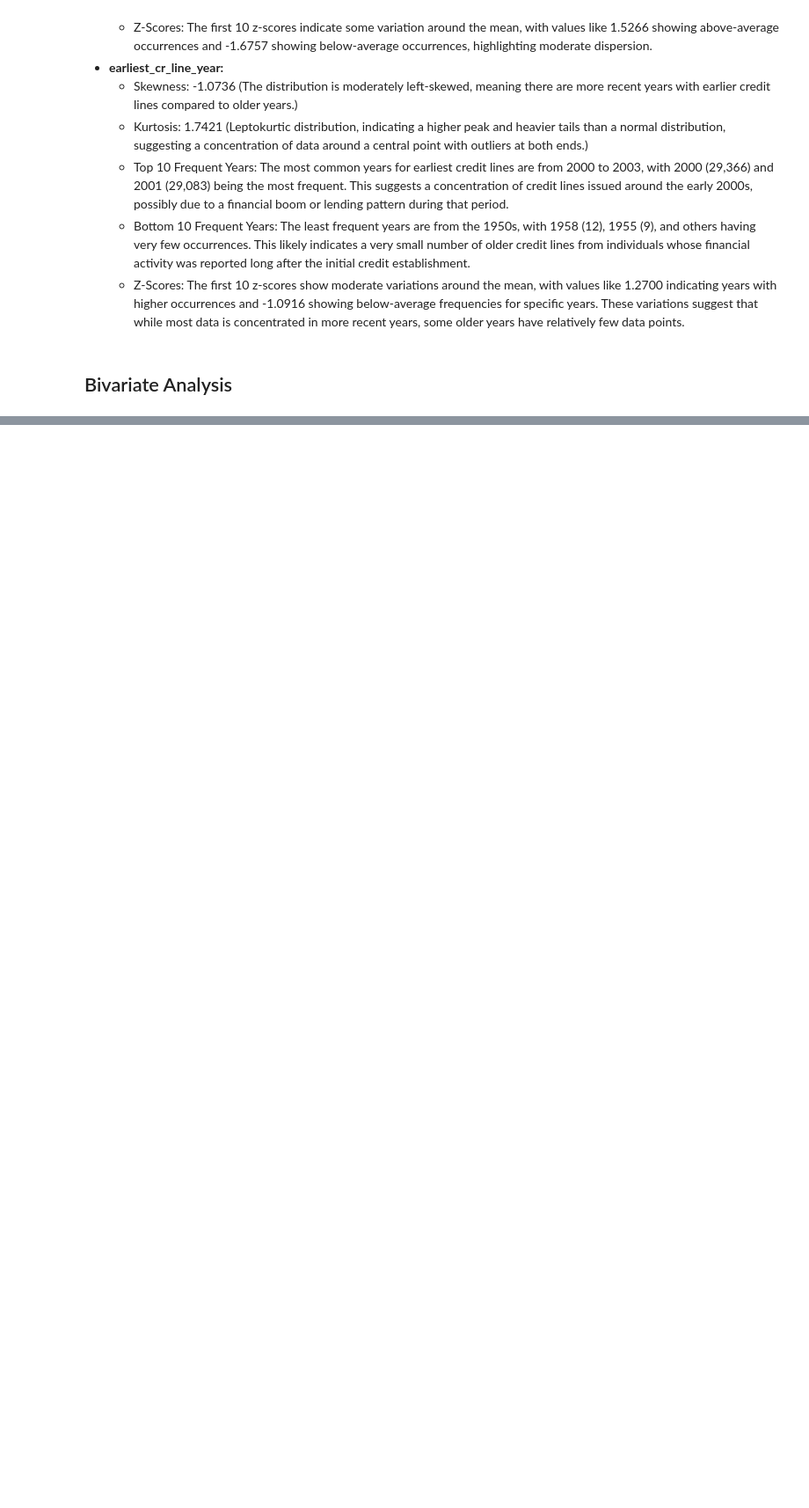
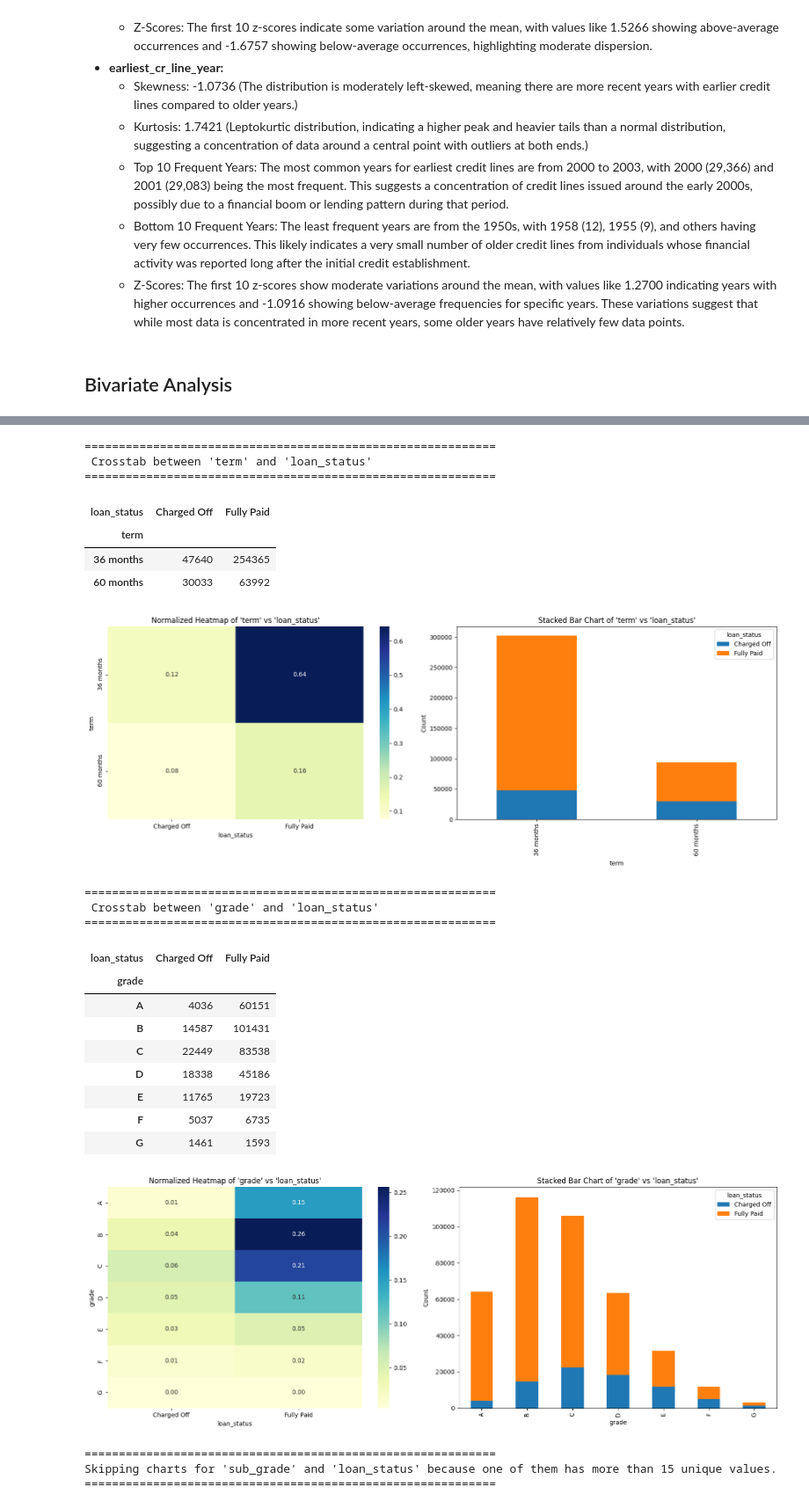
Before and after one commit to IshanSarkar/E-Financial_Services, a Jupyter notebook: python notebook/fintech_logR.ipynb, the cells around one changed output, grey strips where cells are left out. Shown at 88% size. Saved outputs shown, nothing was run; the diff lists cells and outputs as text; code cells hidden in the pictures; blank space fills up the shorter version.

```diff
--- a/python notebook/fintech_logR.ipynb
+++ b/python notebook/fintech_logR.ipynb
@@ -575,0 +582,56 @@ df[df.select_dtypes(include=['object']).columns.tolist()].head()
+# %%
+categorical_columns = df.select_dtypes(include=['object']).columns.tolist()
+for i in categorical_columns:
+    j = 'loan_status'
+    if i == j:
+        continue
+    if df[i].nunique() > 15 or df[j].nunique() > 15:
+        print(f"\n{'='*60}")
+        print(f"Skipping charts for '{i}' and '{j}' because one of them has more than 15 unique values.")
+        print(f"{'='*60}\n")
+        crosstab_result = pd.crosstab(df[i], df[j])
+        display(crosstab_result)
+        continue
+    crosstab_result = pd.crosstab(df[i], df[j])
+    crosstab_normalized = pd.crosstab(df[i], df[j], normalize='all')
+    print(f"\n{'='*60}")
+    print(f" Crosstab between '{i}' and '{j}' ")
+    print(f"{'='*60}\n")
+    display(crosstab_result)
+    fig, axes = plt.subplots(1, 2, figsize=(16, 6))
+    sns.heatmap(crosstab_normalized, annot=True, cmap="YlGnBu", fmt=".2f", ax=axes[0])
+    axes[0].set_title(f"Normalized Heatmap of '{i}' vs '{j}'")
+    axes[0].set_xlabel(j)
+    axes[0].set_ylabel(i)
+    crosstab_result.plot(kind='bar', stacked=True, ax=axes[1])
+    axes[1].set_title(f"Stacked Bar Chart of '{i}' vs '{j}'")
+    axes[1].set_xlabel(i)
+    axes[1].set_ylabel("Count")
+    axes[1].legend(title=j)
+    plt.tight_layout()
+    plt.show()
+# %% [output]
+============================================================
+ Crosstab between 'term' and 'loan_status'
+============================================================
+| loan_status | Charged Off | Fully Paid |
+| term |  |  |
+| 36 months | 47640 | 254365 |
+| 60 months | 30033 | 63992 |
+[figure, added]
+============================================================
+ Crosstab between 'grade' and 'loan_status'
+============================================================
+| loan_status | Charged Off | Fully Paid |
+| grade |  |  |
+| A | 4036 | 60151 |
+| B | 14587 | 101431 |
+| C | 22449 | 83538 |
+| D | 18338 | 45186 |
+| E | 11765 | 19723 |
+| F | 5037 | 6735 |
+| G | 1461 | 1593 |
+[figure, added]
+============================================================
+Skipping charts for 'sub_grade' and 'loan_status' because one of them has more than 15 unique values.
+============================================================
```
Also changed, not shown: parts of 15 cells of this notebook.
